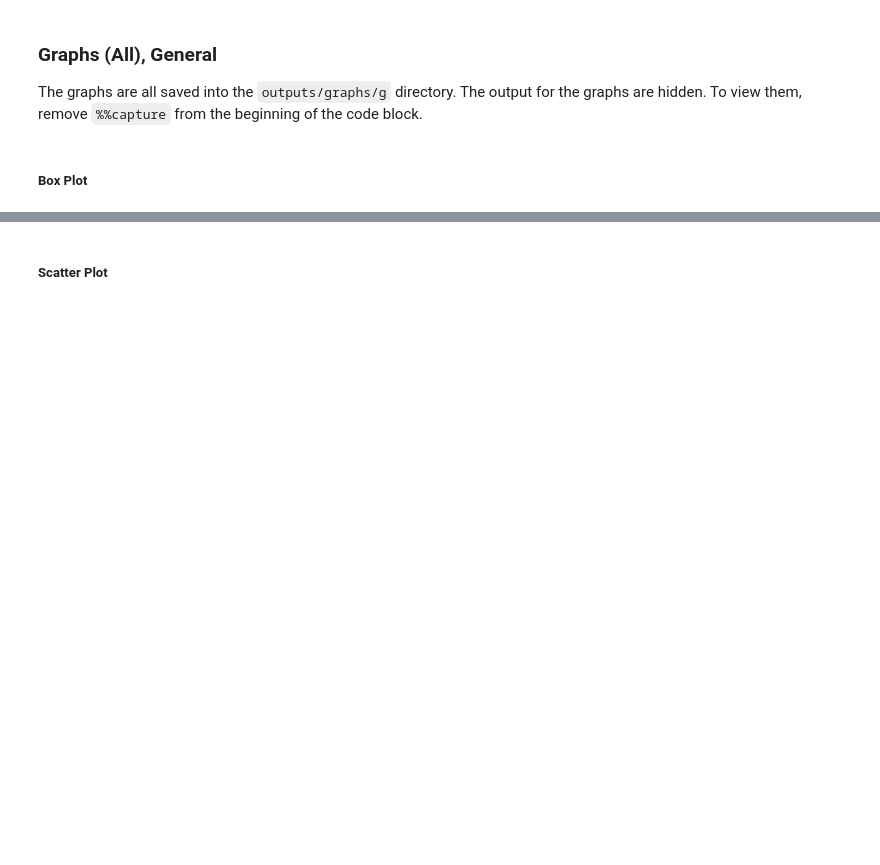
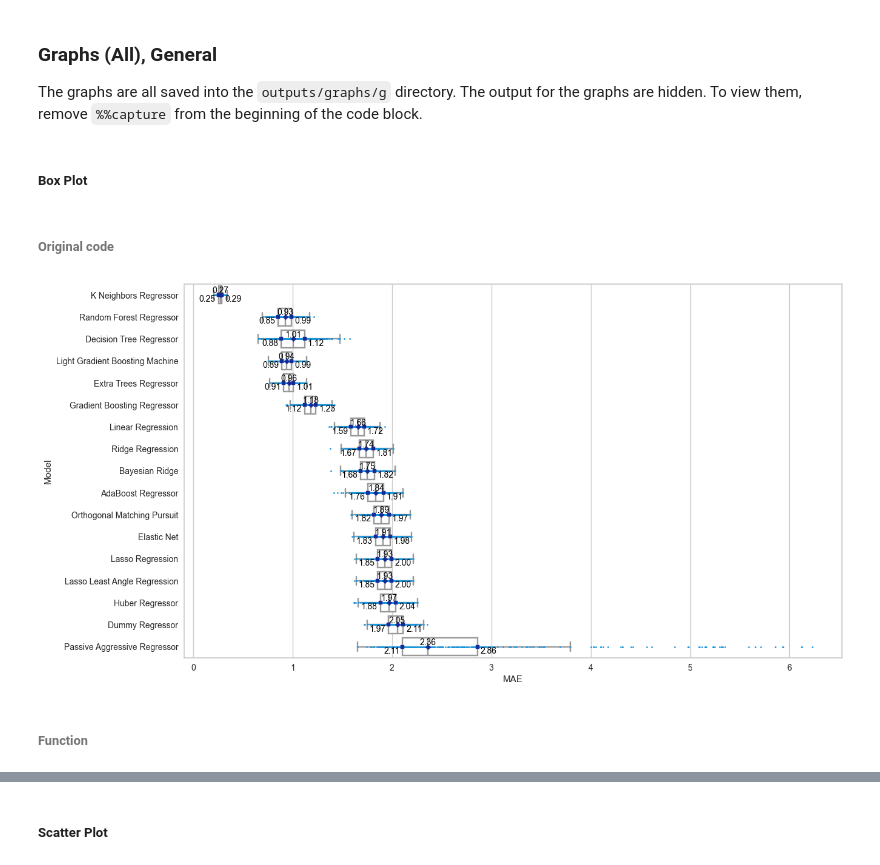
Before and after one commit to fmegahed/shoulder_fatigue_modeling, a Jupyter notebook: analysis.ipynb, the cells around one changed output, grey strips where cells are left out. Drawn from its saved outputs; the diff is of its cells as text; code cells hidden in the pictures; blank space fills up the shorter version.

Commit message:
Changes to box-plot style, minor tweaks

```diff
--- a/analysis.ipynb
+++ b/analysis.ipynb
@@ -211,11 +215,33 @@ g.figure.set_size_inches(12, 18)
 The graphs are all saved into the `outputs/graphs/g` directory. The output for the graphs are hidden. To view them, remove `%%capture` from the beginning of the code block.
 # %% [markdown]
 ##### Box Plot
+# %% [markdown]
+###### Original code
 # %%
-%%capture
-g = sns.boxplot(x='MAE', y='Model', data=df_t_g)
+# %%capture
+g = sns.boxplot(x='MAE', y='Model', data=df_t_g, zorder=1, color="white", showfliers=False)
+sns.stripplot(x='MAE', y='Model', data=df_t_g, zorder=2, color='#1d95db', size=2, jitter=False, alpha=1)
+
+for model in df_t_g['Model'].unique():
+    subset = df_t_g[df_t_g['Model'] == model]
+    median = subset['MAE'].median()
+    Q1 = subset['MAE'].quantile(0.25)
+    Q3 = subset['MAE'].quantile(0.75)
+
+    plt.scatter(median, model, color='#142a99', marker='D', s=20, zorder=3)
+    plt.scatter(Q1,     model, color='#142a99', marker='s', s=15, zorder=3)
+    plt.scatter(Q3,     model, color='#142a99', marker='s', s=15, zorder=3)
+
+    padding = 0.03
+    plt.text(median, model, f'{median:.2f}', size=10, color='black', verticalalignment='bottom', horizontalalignment='center')
+    plt.text(Q1 - padding, model, f'{Q1:.2f}', size=10, color='black', verticalalignment='top', horizontalalignment='right')
+    plt.text(Q3 + padding, model, f'{Q3:.2f}', size=10, color='black', verticalalignment='top', horizontalalignment='left')
 
 # Set the size and aspect ratio of the graph
-g.figure.set_size_inches(12, 6)
+g.figure.set_size_inches(14, 8)
 
 plt.savefig('outputs/graphs/g/box_g.png', bbox_inches='tight')
+# %% [output]
+[figure, added]
+# %% [markdown]
+###### Function
```
Also changed, not shown: parts of 22 cells of this notebook.
